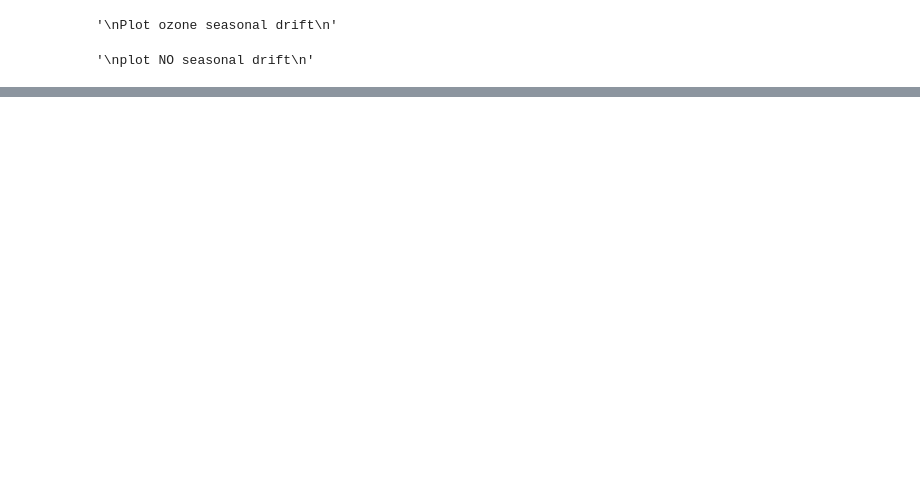
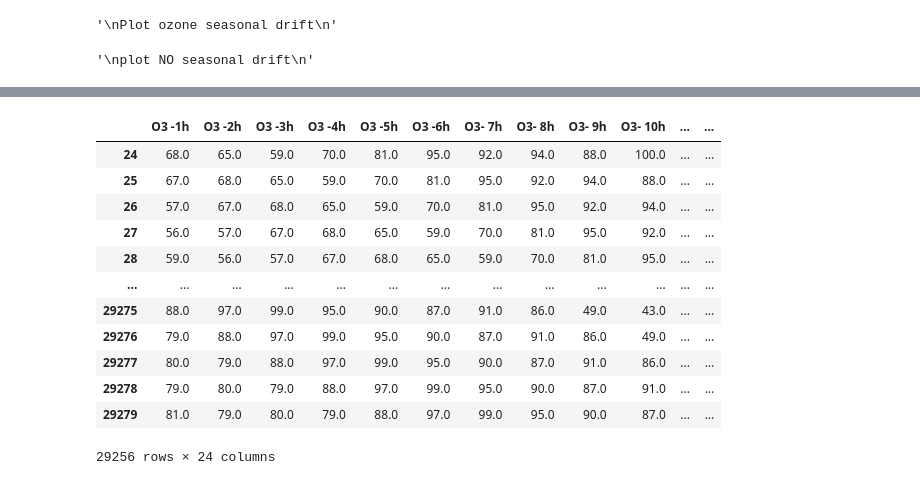
Before and after one commit to IZerab/Tesi_Triennale, a Jupyter notebook: Untitled3.ipynb, the cells around one changed output, grey strips where cells are left out. Drawn from its saved outputs; the diff is of its cells as text; code cells hidden in the pictures; blank space fills up the shorter version.

```diff
--- a/Untitled3.ipynb
+++ b/Untitled3.ipynb
@@ -471,3 +478,20 @@ This part plots
+# %%
+
+df_plt["Rovereto"][features]
+# %% [output]
+|  | O3 -1h | O3 -2h | O3 -3h | O3 -4h | O3 -5h | O3 -6h | O3- 7h | O3- 8h | O3- 9h | O3- 10h | ... | ... |
+| 24 | 68.0 | 65.0 | 59.0 | 70.0 | 81.0 | 95.0 | 92.0 | 94.0 | 88.0 | 100.0 | ... | ... |
+| 25 | 67.0 | 68.0 | 65.0 | 59.0 | 70.0 | 81.0 | 95.0 | 92.0 | 94.0 | 88.0 | ... | ... |
+| 26 | 57.0 | 67.0 | 68.0 | 65.0 | 59.0 | 70.0 | 81.0 | 95.0 | 92.0 | 94.0 | ... | ... |
+| 27 | 56.0 | 57.0 | 67.0 | 68.0 | 65.0 | 59.0 | 70.0 | 81.0 | 95.0 | 92.0 | ... | ... |
+| 28 | 59.0 | 56.0 | 57.0 | 67.0 | 68.0 | 65.0 | 59.0 | 70.0 | 81.0 | 95.0 | ... | ... |
+| ... | ... | ... | ... | ... | ... | ... | ... | ... | ... | ... | ... | ... |
+| 29275 | 88.0 | 97.0 | 99.0 | 95.0 | 90.0 | 87.0 | 91.0 | 86.0 | 49.0 | 43.0 | ... | ... |
+| 29276 | 79.0 | 88.0 | 97.0 | 99.0 | 95.0 | 90.0 | 87.0 | 91.0 | 86.0 | 49.0 | ... | ... |
+| 29277 | 80.0 | 79.0 | 88.0 | 97.0 | 99.0 | 95.0 | 90.0 | 87.0 | 91.0 | 86.0 | ... | ... |
+| 29278 | 79.0 | 80.0 | 79.0 | 88.0 | 97.0 | 99.0 | 95.0 | 90.0 | 87.0 | 91.0 | ... | ... |
+| 29279 | 81.0 | 79.0 | 80.0 | 79.0 | 88.0 | 97.0 | 99.0 | 95.0 | 90.0 | 87.0 | ... | ... |
+29256 rows × 24 columns
 # %%
 #"""
 #Ozone VS NO2 for Monte Gaza
```
Also changed, not shown: parts of 7 cells of this notebook, 6 other files.
